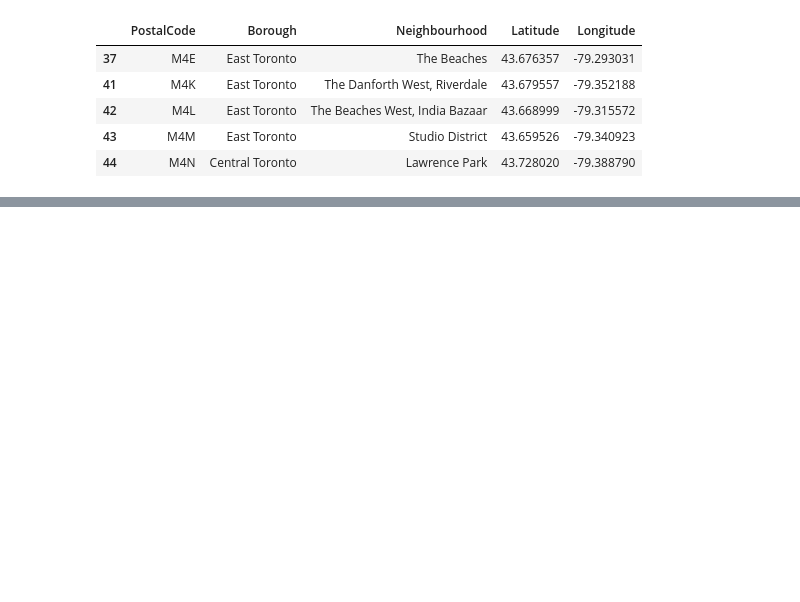
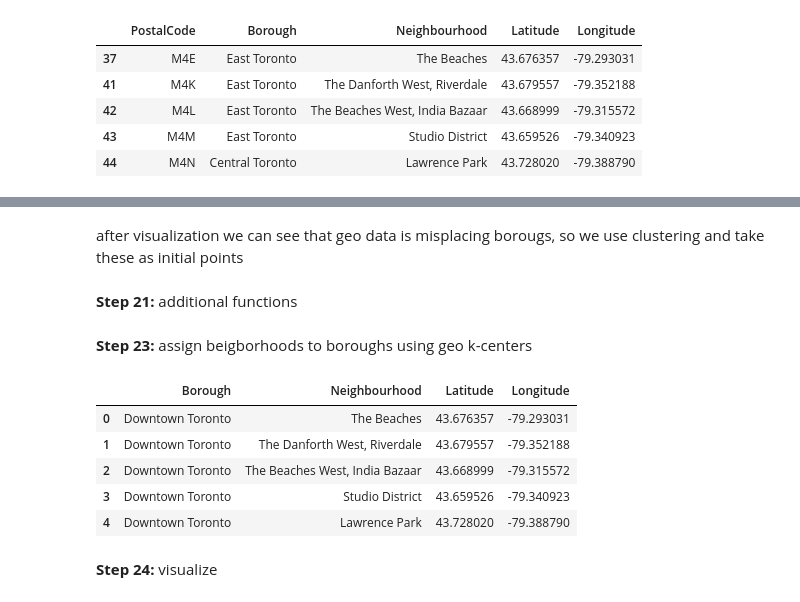
Before and after one commit to mukonin/Coursera_Capstone, a Jupyter notebook: Applied Data Science Capstone.ipynb, the cells around one changed output, grey strips where cells are left out. Cells and saved outputs as stored; diff of their text form; code cells hidden in the pictures; blank space fills up the shorter version.

```diff
--- a/Applied Data Science Capstone.ipynb
+++ b/Applied Data Science Capstone.ipynb
@@ -311,0 +336,17 @@ tor_map
+# %%
+tor_bor_map = folium.Map(location=[tor_lat, tor_lon], zoom_start=11)
+
+for lat, lng, borough in zip(df_tor_bor['Latitude'], df_tor_bor['Longitude'], df_tor_bor['Borough']):
+    label = borough
+    label = folium.Popup(label, parse_html=True)
+    folium.CircleMarker(
+        [lat, lng],
+        radius=50,
+        popup=label,
+        color=bor_col.get(borough),
+#         fill=True,
+#         fill_color=bor_col.get(borough),
+#         fill_opacity=0.5,
+        parse_html=False).add_to(tor_bor_map)
+
+tor_bor_map
@@ -311,0 +355,41 @@ tor_map
+# %% [markdown]
+after visualization we can see that geo data is misplacing borougs, so we use clustering and take these as initial points
+# %% [markdown]
+**Step 21:** additional functions
+# %%
+import math
+
+def get_distance(lat1, lon1, lat2, lon2):
+    lat_delta = lat1 - lat2
+    lon_delta = lon1 - lon2
+    y = lat_delta * lat_dist
+    x = lon_delta * lon_dist
+    dist = math.sqrt(x * x + y * y)
+    return(dist)
+
+def assign_members(lat, lon, nbh, test_df):
+    dist_min = 1000000
+    bor = ''
+    for index, row in df_tor_bor.iterrows():
+        dist = get_distance(row['Latitude'], row['Longitude'], lat, lon)
+        if dist < dist_min:
+            dist_min = dist
+            bor = row['Borough']
+    test_df.loc[len(test_df)] = [bor, nbh, lat, lon]
+# %% [markdown]
+**Step 23:** assign beigborhoods to boroughs using geo k-centers
+# %%
+knn_df = pd.DataFrame(columns = ['Borough', 'Neighbourhood', 'Latitude', 'Longitude'])
+for index, row in tor_bor.reset_index().iterrows():
+    assign_members(row['Latitude'], row['Longitude'], row['Neighbourhood'], knn_df)
+knn_df.head()
+# knn_df.shape
+# %% [output]
+|  | Borough | Neighbourhood | Latitude | Longitude |
+| 0 | Downtown Toronto | The Beaches | 43.676357 | -79.293031 |
+| 1 | Downtown Toronto | The Danforth West, Riverdale | 43.679557 | -79.352188 |
+| 2 | Downtown Toronto | The Beaches West, India Bazaar | 43.668999 | -79.315572 |
+| 3 | Downtown Toronto | Studio District | 43.659526 | -79.340923 |
+| 4 | Downtown Toronto | Lawrence Park | 43.728020 | -79.388790 |
+# %% [markdown]
+**Step 24:** visualize
```
Also changed, not shown: parts of 46 cells of this notebook.
